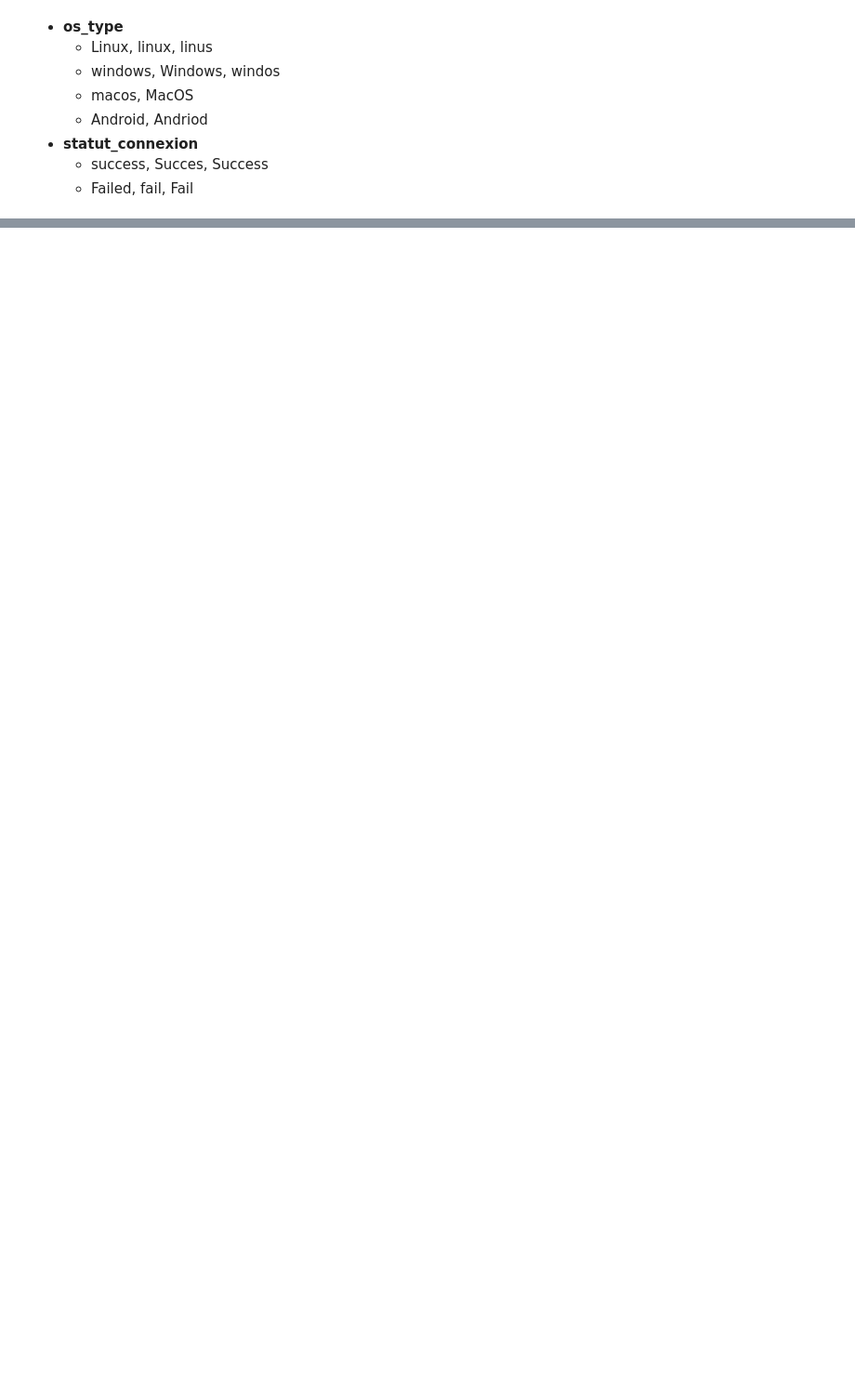
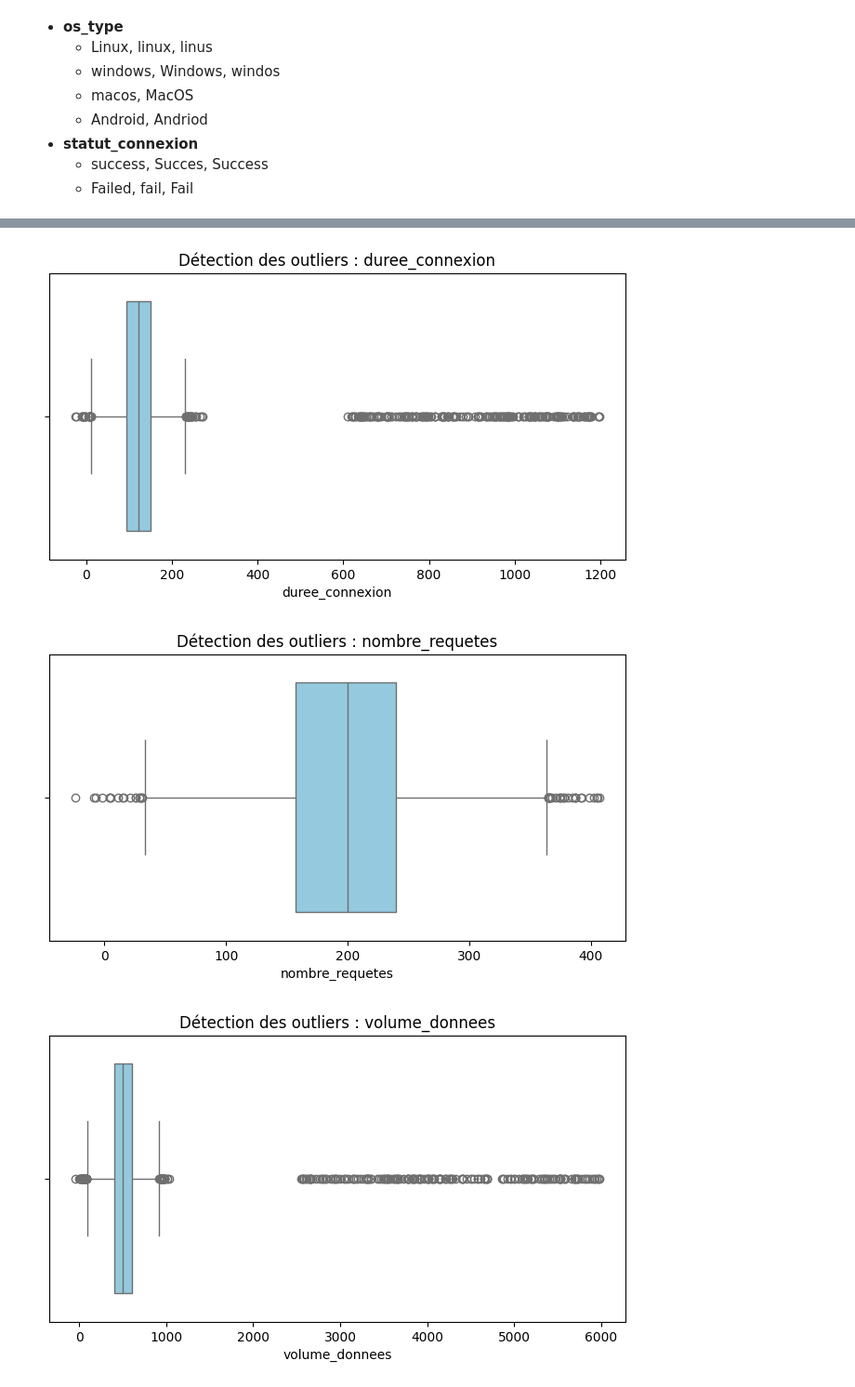
Before and after one commit to Drak-01/traitenement-data-set-network, a Jupyter notebook: TP1/script.ipynb, the cells around one changed output, grey strips where cells are left out. Shown at 93% size. Cells and saved outputs as stored; diff of their text form; code cells hidden in the pictures; blank space fills up the shorter version.

```diff
--- a/TP1/script.ipynb
+++ b/TP1/script.ipynb
@@ -132,3 +177,11 @@ True       200
 Name: count, dtype: int64
 # %% [markdown]
 ## Les irrégularités
+# %%
+# Analyse fréquentielle pour chaque colonne
+analyses = [df[col].value_counts() for col in df.columns]
+
+for col in df.columns:
+    if col != 'machine_id':
+        print(f"\n--- Distribution de la colonne : {col} ---")
+        print(df[col].value_counts().head(10))
@@ -143,0 +227,5 @@ Name: count, dtype: int64
+# %%
+# Automatisation du calcul du skewness pour les variables numériques
+for col in df.select_dtypes(include='number'):
+    sym = df[col].skew()
+    print(f'{col} : ', sym)
@@ -143,0 +238,11 @@ Name: count, dtype: int64
+# %%
+# Visualisation des outliers pour chaque variable numérique
+for col in df.select_dtypes(include=['int', 'float']):
+    plt.figure(figsize=(8, 4))
+    sns.boxplot(x=df[col], color='skyblue')
+    plt.title(f"Détection des outliers : {col}")
+    plt.show()
+# %% [output]
+[figure, added]
+[figure, added]
+[figure, added]
```
Also changed, not shown: parts of 34 cells of this notebook, 2 other files.
